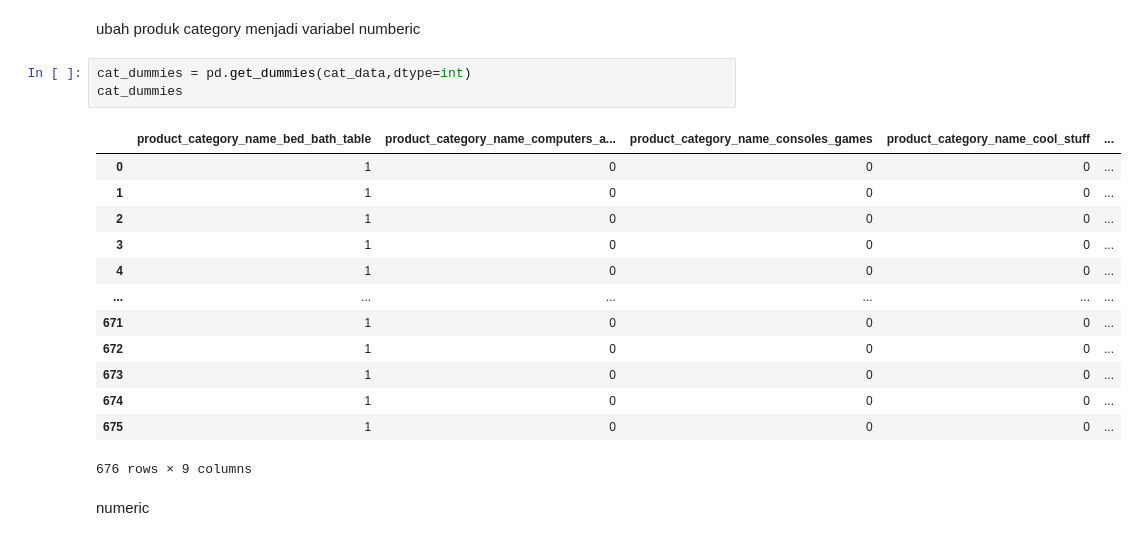
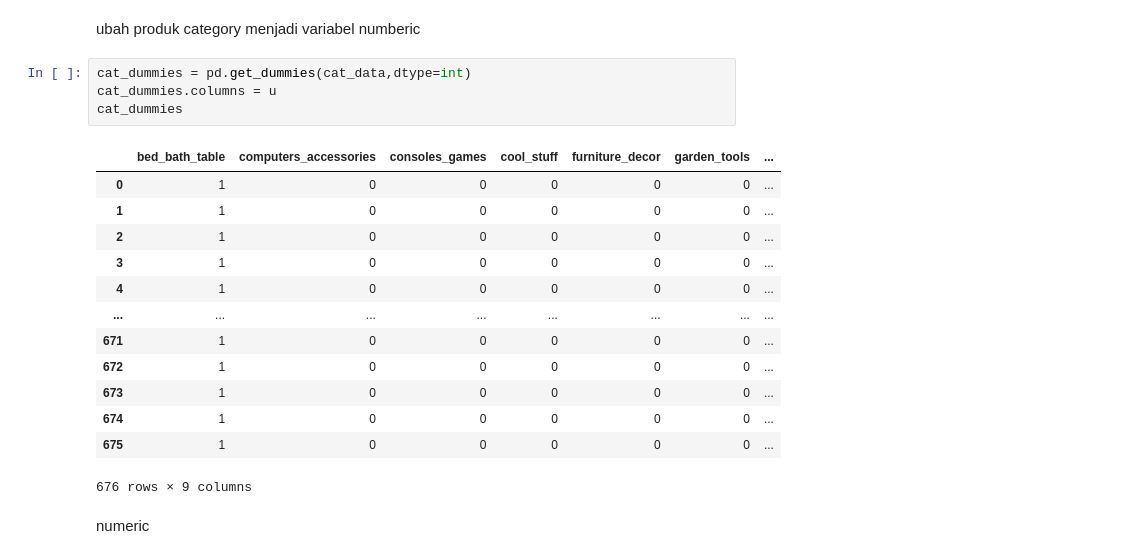
Before and after one commit to kayabaakihiko13/Project-Base-Narisio, a Jupyter notebook: main.ipynb, the cells around one changed output. Saved outputs shown, nothing was run; the diff lists cells and outputs as text.

```diff
--- a/main.ipynb
+++ b/main.ipynb
@@ -312,20 +312,21 @@ array(['bed_bath_table', 'computers_accessories', 'consoles_games',
 ubah produk category menjadi variabel numberic
 # %%
 cat_dummies = pd.get_dummies(cat_data,dtype=int)
+cat_dummies.columns = u
 cat_dummies
 # %% [output]
-|  | product_category_name_bed_bath_table | product_category_name_computers_a... | product_category_name_consoles_games | product_category_name_cool_stuff | ... |
-| 0 | 1 | 0 | 0 | 0 | ... |
-| 1 | 1 | 0 | 0 | 0 | ... |
-| 2 | 1 | 0 | 0 | 0 | ... |
-| 3 | 1 | 0 | 0 | 0 | ... |
-| 4 | 1 | 0 | 0 | 0 | ... |
-| ... | ... | ... | ... | ... | ... |
-| 671 | 1 | 0 | 0 | 0 | ... |
-| 672 | 1 | 0 | 0 | 0 | ... |
-| 673 | 1 | 0 | 0 | 0 | ... |
-| 674 | 1 | 0 | 0 | 0 | ... |
-| 675 | 1 | 0 | 0 | 0 | ... |
+|  | bed_bath_table | computers_accessories | consoles_games | cool_stuff | furniture_decor | garden_tools | ... |
+| 0 | 1 | 0 | 0 | 0 | 0 | 0 | ... |
+| 1 | 1 | 0 | 0 | 0 | 0 | 0 | ... |
+| 2 | 1 | 0 | 0 | 0 | 0 | 0 | ... |
+| 3 | 1 | 0 | 0 | 0 | 0 | 0 | ... |
+| 4 | 1 | 0 | 0 | 0 | 0 | 0 | ... |
+| ... | ... | ... | ... | ... | ... | ... | ... |
+| 671 | 1 | 0 | 0 | 0 | 0 | 0 | ... |
+| 672 | 1 | 0 | 0 | 0 | 0 | 0 | ... |
+| 673 | 1 | 0 | 0 | 0 | 0 | 0 | ... |
+| 674 | 1 | 0 | 0 | 0 | 0 | 0 | ... |
+| 675 | 1 | 0 | 0 | 0 | 0 | 0 | ... |
 676 rows × 9 columns
 # %% [markdown]
 numeric
```
Also changed, not shown: parts of 13 cells of this notebook.
